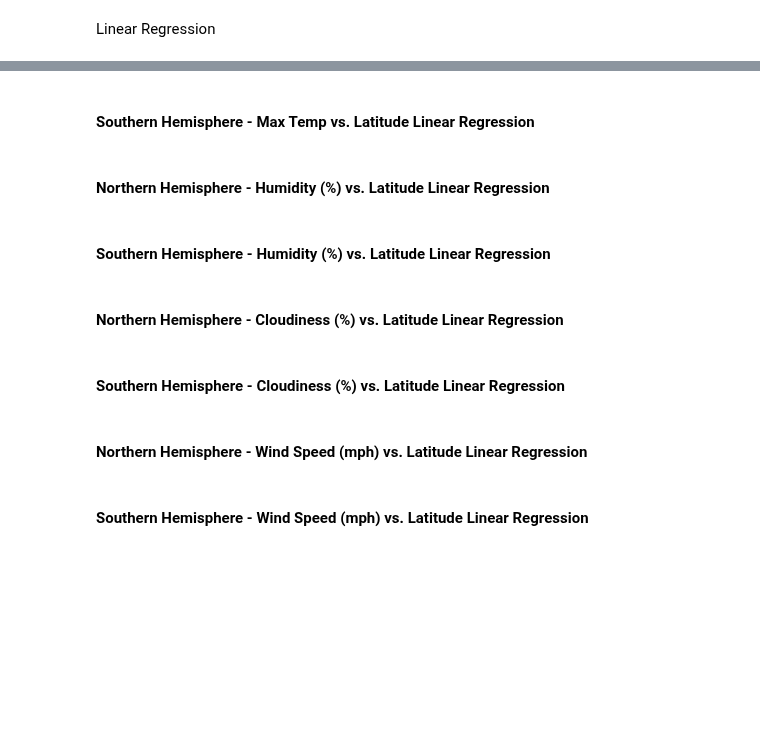
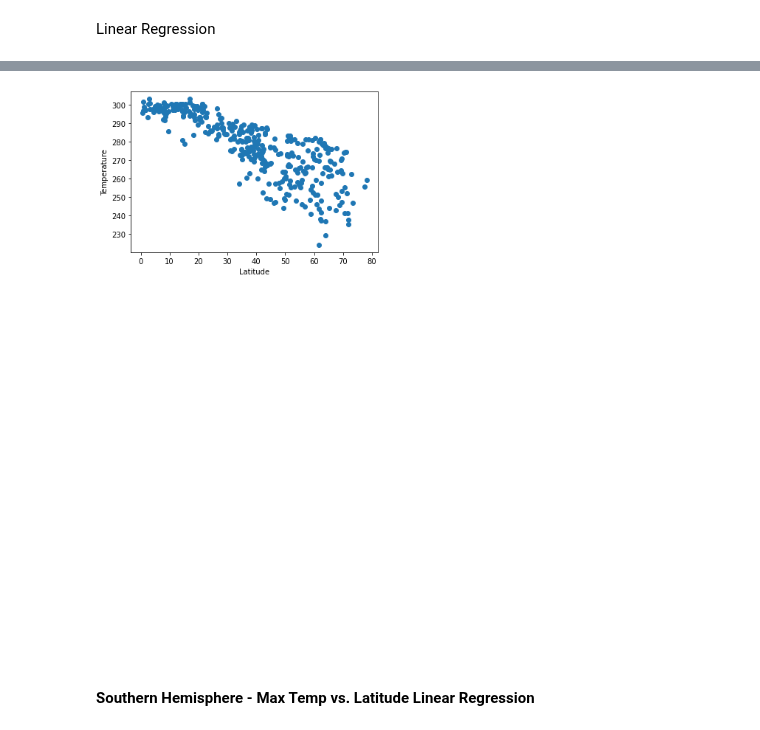
Before and after one commit to sdfeinsilver/python-api-challenge, a Jupyter notebook: WeatherPy/WeatherPy.ipynb, the cells around one changed output, grey strips where cells are left out. Drawn from its saved outputs; the diff is of its cells as text; code cells hidden in the pictures; blank space fills up the shorter version.

```diff
--- a/WeatherPy/WeatherPy.ipynb
+++ b/WeatherPy/WeatherPy.ipynb
@@ -176,0 +175,4 @@ Linear Regression
+# %%
+#Create Northern Hemisphere Dataframe
+northern_df = city_df[city_df["Latitude"] >= 0]
+northern_df.head()
@@ -177,14 +197,15 @@ Linear Regression
+# %%
+#Northern Hemisphere - Temperature vs. Latitude Linear Regression
+x_values = northern_df["Latitude"]
+y_values = northern_df["Temperature"]
+(slope, intercept, rvalue, pvalue, stderr) = linregress(x_values, y_values)
+line_eq = "y= " + str(round(slope,2)) + "x + " + str(round(intercept,2))
+plt.scatter(x_values, y_values)
+plt.annotate(line_eq, (6,10), fontsize = 10, color = "red")
+plt.xlabel("Latitude")
+plt.ylabel("Temperature")
+plt.show()
+# %% [output]
+[figure, added]
 # %% [markdown]
 ####  Southern Hemisphere - Max Temp vs. Latitude Linear Regression
-# %% [markdown]
-####  Northern Hemisphere - Humidity (%) vs. Latitude Linear Regression
-# %% [markdown]
-####  Southern Hemisphere - Humidity (%) vs. Latitude Linear Regression
-# %% [markdown]
-####  Northern Hemisphere - Cloudiness (%) vs. Latitude Linear Regression
-# %% [markdown]
-####  Southern Hemisphere - Cloudiness (%) vs. Latitude Linear Regression
-# %% [markdown]
-####  Northern Hemisphere - Wind Speed (mph) vs. Latitude Linear Regression
-# %% [markdown]
-####  Southern Hemisphere - Wind Speed (mph) vs. Latitude Linear Regression
```
Also changed, not shown: parts of 17 cells of this notebook.
